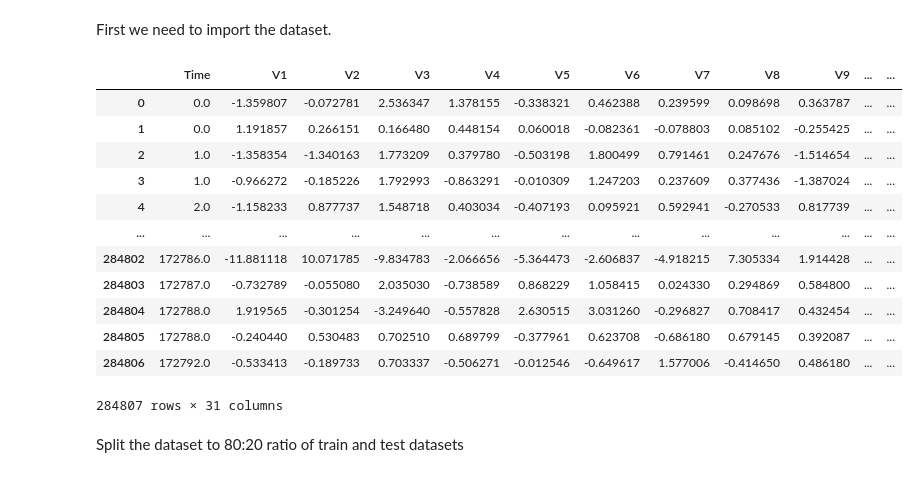
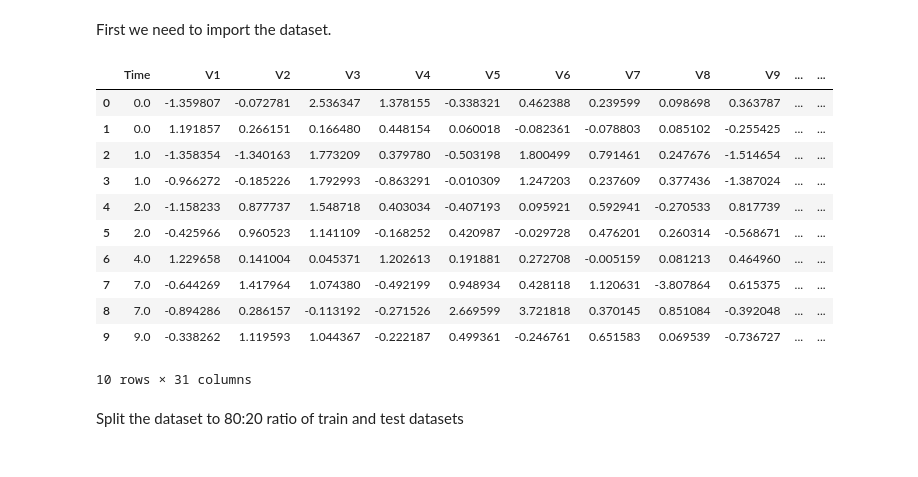
Before and after one commit to Freac231/Credit-Card-Fraud-Detection, a Jupyter notebook: fraud_detection.ipynb, the cells around one changed output. Drawn from its saved outputs; the diff is of its cells as text; code cells hidden in the pictures.

```diff
--- a/fraud_detection.ipynb
+++ b/fraud_detection.ipynb
@@ -11,25 +11,24 @@ First we need to import the dataset.
 # %%
 data_raw = pd.read_csv(dataset_path + "\data\creditcard_csv.csv")
 
 strip_then_int = lambda s: int(s.replace("'", ""))
 
 data_raw['Class'] = data_raw['Class'].apply(strip_then_int)
 
-data_raw
+data_raw.head(10)
 # %% [output]
 |  | Time | V1 | V2 | V3 | V4 | V5 | V6 | V7 | V8 | V9 | ... | ... |
 | 0 | 0.0 | -1.359807 | -0.072781 | 2.536347 | 1.378155 | -0.338321 | 0.462388 | 0.239599 | 0.098698 | 0.363787 | ... | ... |
 | 1 | 0.0 | 1.191857 | 0.266151 | 0.166480 | 0.448154 | 0.060018 | -0.082361 | -0.078803 | 0.085102 | -0.255425 | ... | ... |
 | 2 | 1.0 | -1.358354 | -1.340163 | 1.773209 | 0.379780 | -0.503198 | 1.800499 | 0.791461 | 0.247676 | -1.514654 | ... | ... |
 | 3 | 1.0 | -0.966272 | -0.185226 | 1.792993 | -0.863291 | -0.010309 | 1.247203 | 0.237609 | 0.377436 | -1.387024 | ... | ... |
 | 4 | 2.0 | -1.158233 | 0.877737 | 1.548718 | 0.403034 | -0.407193 | 0.095921 | 0.592941 | -0.270533 | 0.817739 | ... | ... |
-| ... | ... | ... | ... | ... | ... | ... | ... | ... | ... | ... | ... | ... |
-| 284802 | 172786.0 | -11.881118 | 10.071785 | -9.834783 | -2.066656 | -5.364473 | -2.606837 | -4.918215 | 7.305334 | 1.914428 | ... | ... |
-| 284803 | 172787.0 | -0.732789 | -0.055080 | 2.035030 | -0.738589 | 0.868229 | 1.058415 | 0.024330 | 0.294869 | 0.584800 | ... | ... |
-| 284804 | 172788.0 | 1.919565 | -0.301254 | -3.249640 | -0.557828 | 2.630515 | 3.031260 | -0.296827 | 0.708417 | 0.432454 | ... | ... |
-| 284805 | 172788.0 | -0.240440 | 0.530483 | 0.702510 | 0.689799 | -0.377961 | 0.623708 | -0.686180 | 0.679145 | 0.392087 | ... | ... |
-| 284806 | 172792.0 | -0.533413 | -0.189733 | 0.703337 | -0.506271 | -0.012546 | -0.649617 | 1.577006 | -0.414650 | 0.486180 | ... | ... |
+| 5 | 2.0 | -0.425966 | 0.960523 | 1.141109 | -0.168252 | 0.420987 | -0.029728 | 0.476201 | 0.260314 | -0.568671 | ... | ... |
+| 6 | 4.0 | 1.229658 | 0.141004 | 0.045371 | 1.202613 | 0.191881 | 0.272708 | -0.005159 | 0.081213 | 0.464960 | ... | ... |
+| 7 | 7.0 | -0.644269 | 1.417964 | 1.074380 | -0.492199 | 0.948934 | 0.428118 | 1.120631 | -3.807864 | 0.615375 | ... | ... |
+| 8 | 7.0 | -0.894286 | 0.286157 | -0.113192 | -0.271526 | 2.669599 | 3.721818 | 0.370145 | 0.851084 | -0.392048 | ... | ... |
+| 9 | 9.0 | -0.338262 | 1.119593 | 1.044367 | -0.222187 | 0.499361 | -0.246761 | 0.651583 | 0.069539 | -0.736727 | ... | ... |
-284807 rows × 31 columns
+10 rows × 31 columns
 # %%
 ## Preprocessing the data
 
```
Also changed, not shown: parts of 16 cells of this notebook, 10 other files.
